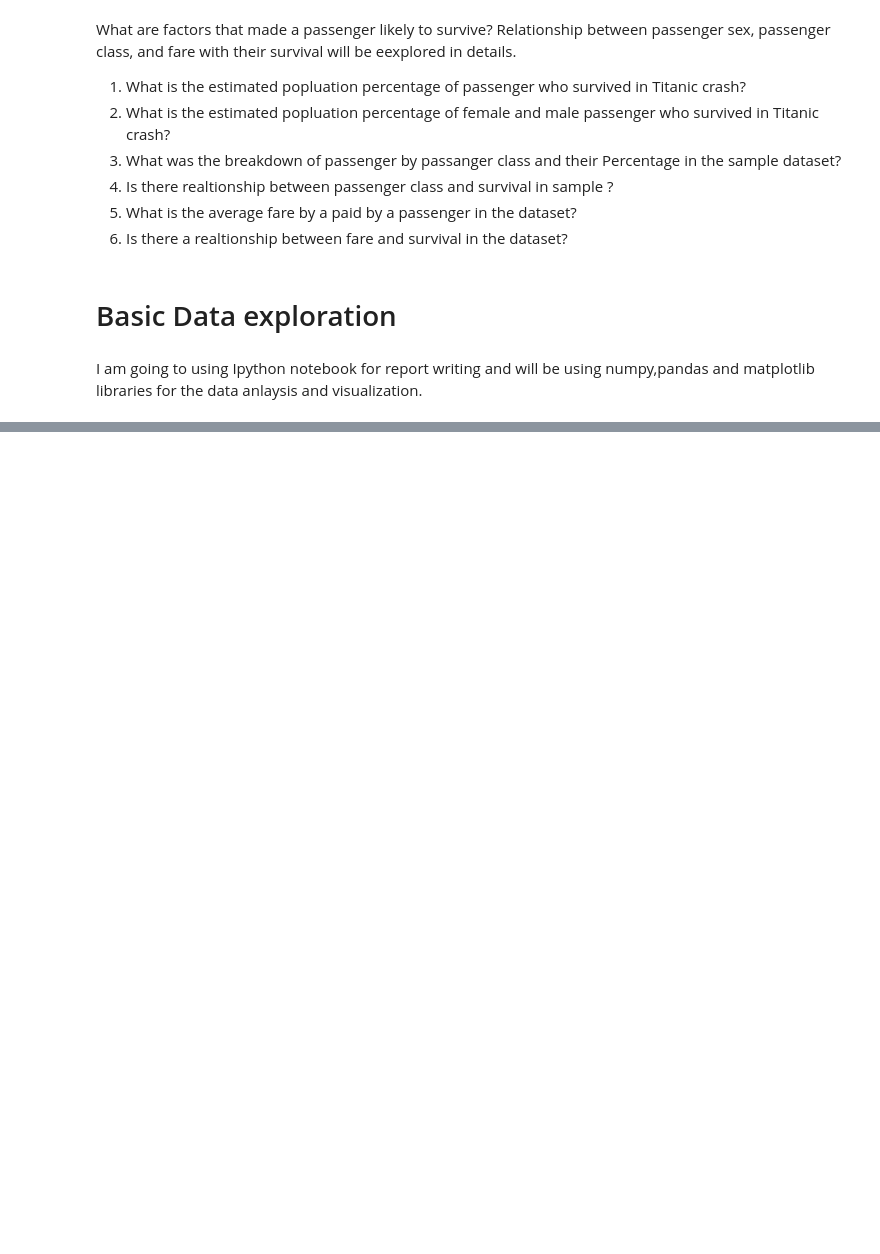
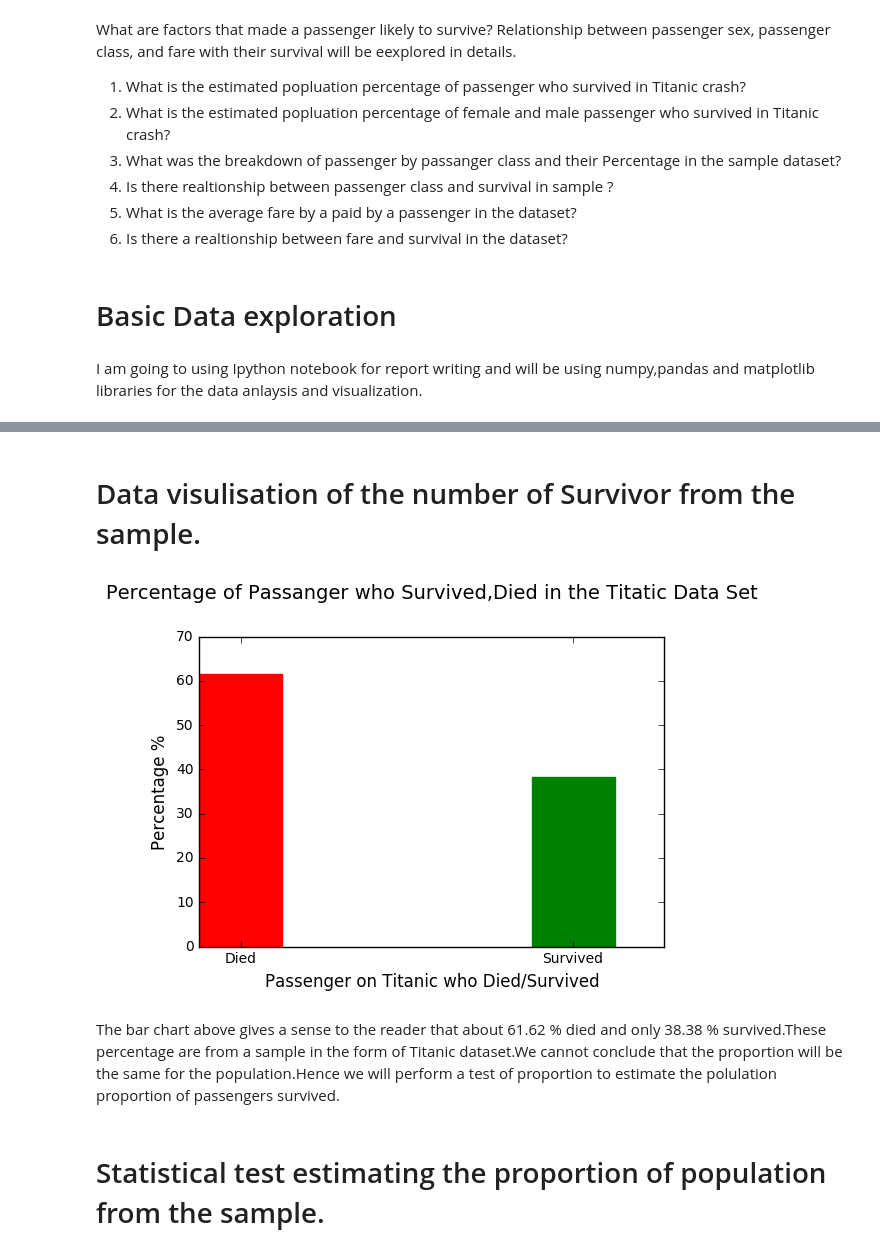
Before and after one commit to devajo/DataScience-Project, a Jupyter notebook: Investigate Titanic-dataset/Investigate Titanic Dataset.ipynb, the cells around one changed output, grey strips where cells are left out. Cells and saved outputs as stored; diff of their text form; code cells hidden in the pictures; blank space fills up the shorter version.

Commit message:
Titanic data set completed notebook

```diff
--- a/Investigate Titanic-dataset/Investigate Titanic Dataset.ipynb
+++ b/Investigate Titanic-dataset/Investigate Titanic Dataset.ipynb
@@ -27,0 +113,22 @@ ImportError: No module named seborn
+# %% [markdown]
+# Data visulisation of the number of Survivor from the sample.
+# %%
+# Bar char  for % of passenger who survived/died
+#width of the bar chart
+
+width=0.25
+plt.xlabel("Passenger on Titanic who Died/Survived",size=12)
+plt.ylabel("Percentage %",size=12)
+plt.title("Percentage of Passanger who Survived,Died in the Titatic Data Set",size=14,y=1.1)
+barplot=plt.bar(np.arange(2),(61.62,38.38),width)
+# setting the color of individual bar to different color
+barplot[0].set_color('r')
+barplot[1].set_color('g')
+plt.xticks(np.arange(2)+width/2.0,('Died','Survived'))
+plt.show()
+# %% [output]
+[figure, added]
+# %% [markdown]
+The bar chart above gives a sense to the reader that about 61.62 % died and only 38.38 % survived.These percentage are from a sample in the form of Titanic dataset.We cannot conclude that the proportion will be the same for the population.Hence we will perform a test of proportion to estimate the polulation proportion of passengers survived.
+# %% [markdown]
+# Statistical test estimating the proportion of population from the sample.
```
Also changed, not shown: parts of 52 cells of this notebook.
